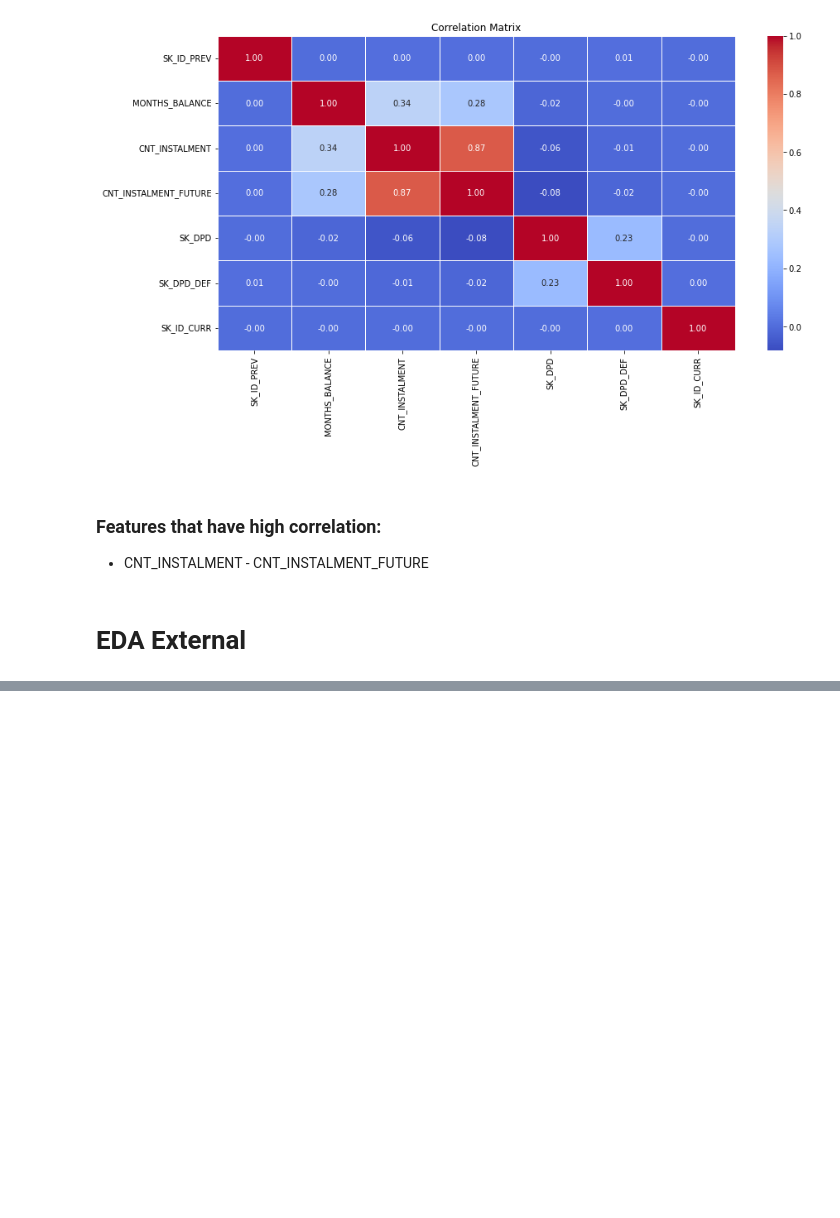
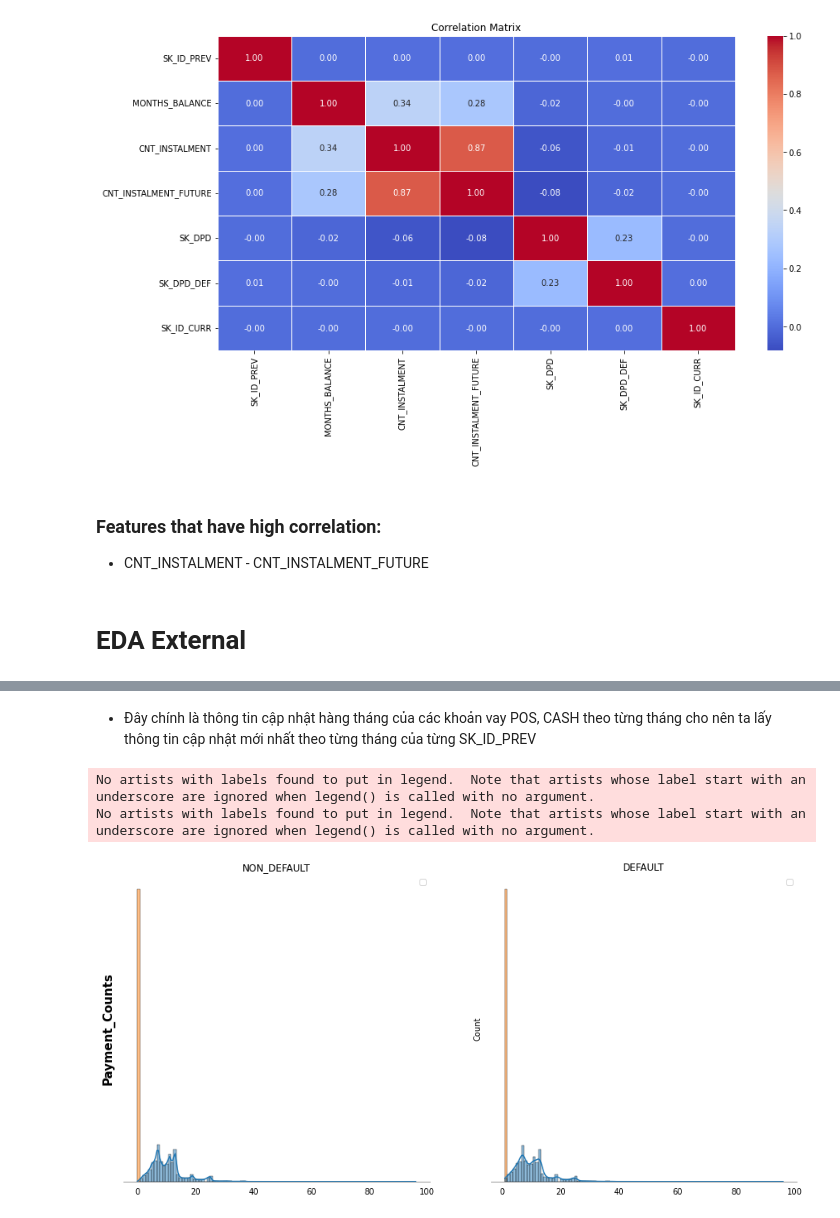
Before and after one commit to dunp7/Home-Default-Credit-Risk, a Jupyter notebook: Cleaning + EDA/POS_Cash_Balance.ipynb, the cells around one changed output, grey strips where cells are left out. Saved outputs shown, nothing was run; the diff lists cells and outputs as text; code cells hidden in the pictures; blank space fills up the shorter version.

Commit message:
update bivariate and modify pre_check

```diff
--- a/Cleaning + EDA/POS_Cash_Balance.ipynb
+++ b/Cleaning + EDA/POS_Cash_Balance.ipynb
@@ -131,3 +134,7 @@ app_train = app_train[['SK_ID_CURR','TARGET']]
+# %%
+file_train = 'D:\\DSEB 63 - NEU\\Năm BA\\Visualization\\Data\\Data\\dseb63_final_project_DP_dataset\\dseb63_application_train.csv'
+app_train = pd.read_csv(file_train)
+app_train = app_train[['SK_ID_CURR','TARGET']]
 # %%
 merge_table = pd.merge(pos,app_train,on='SK_ID_CURR',how='left')
 merge_table.head()
@@ -145,0 +148,15 @@ for col in num_data.iloc[:,1:5]:
+# %% [markdown]
+* Đây chính là thông tin cập nhật hàng tháng của các khoản vay POS, CASH theo từng tháng cho nên ta lấy thông tin cập nhật mới nhất theo từng tháng của từng SK_ID_PREV
+# %%
+pos_filter = merge_table.sort_values(by=['MONTHS_BALANCE']).groupby(["SK_ID_CURR", "SK_ID_PREV"]).last().reset_index()
+# %%
+# so lan phải trả để cac khoan CASH, POS duoc thanh toan hoan tat
+pos_filter['Payment_Counts'] = pos.sort_values(by=['MONTHS_BALANCE']).groupby(["SK_ID_CURR", "SK_ID_PREV"])['MONTHS_BALANCE']\
+    .agg('count').reset_index()['MONTHS_BALANCE']
+
+obj1 = Bivariate_Analysis(df = pos_filter, col1= 'Payment_Counts', num= True)
+obj1.plothistogram()
+# %% [output]
+No artists with labels found to put in legend.  Note that artists whose label start with an underscore are ignored when legend() is called with no argument.
+No artists with labels found to put in legend.  Note that artists whose label start with an underscore are ignored when legend() is called with no argument.
+[figure, added]
```
Also changed, not shown: parts of 13 cells of this notebook, 2 other files.
